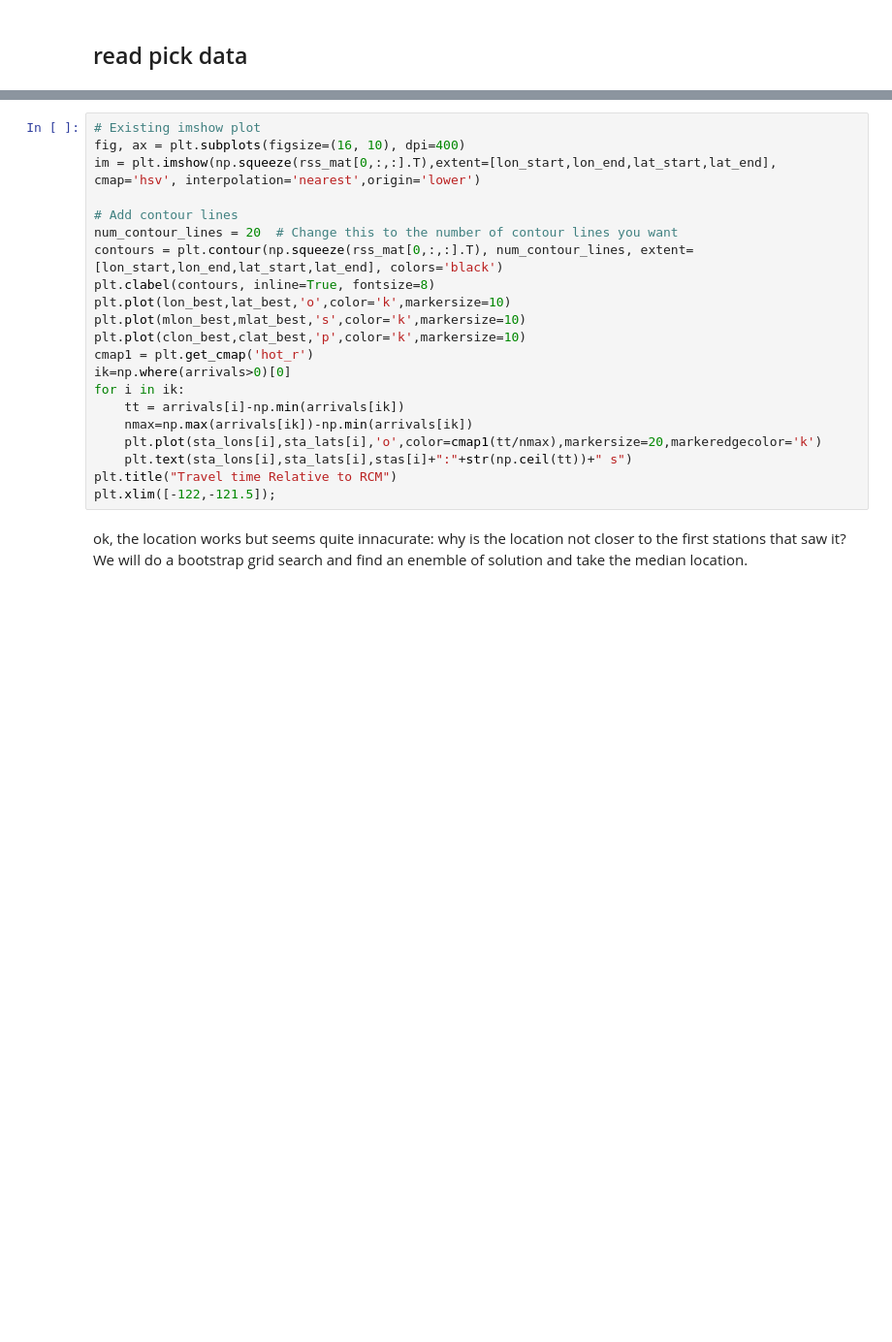
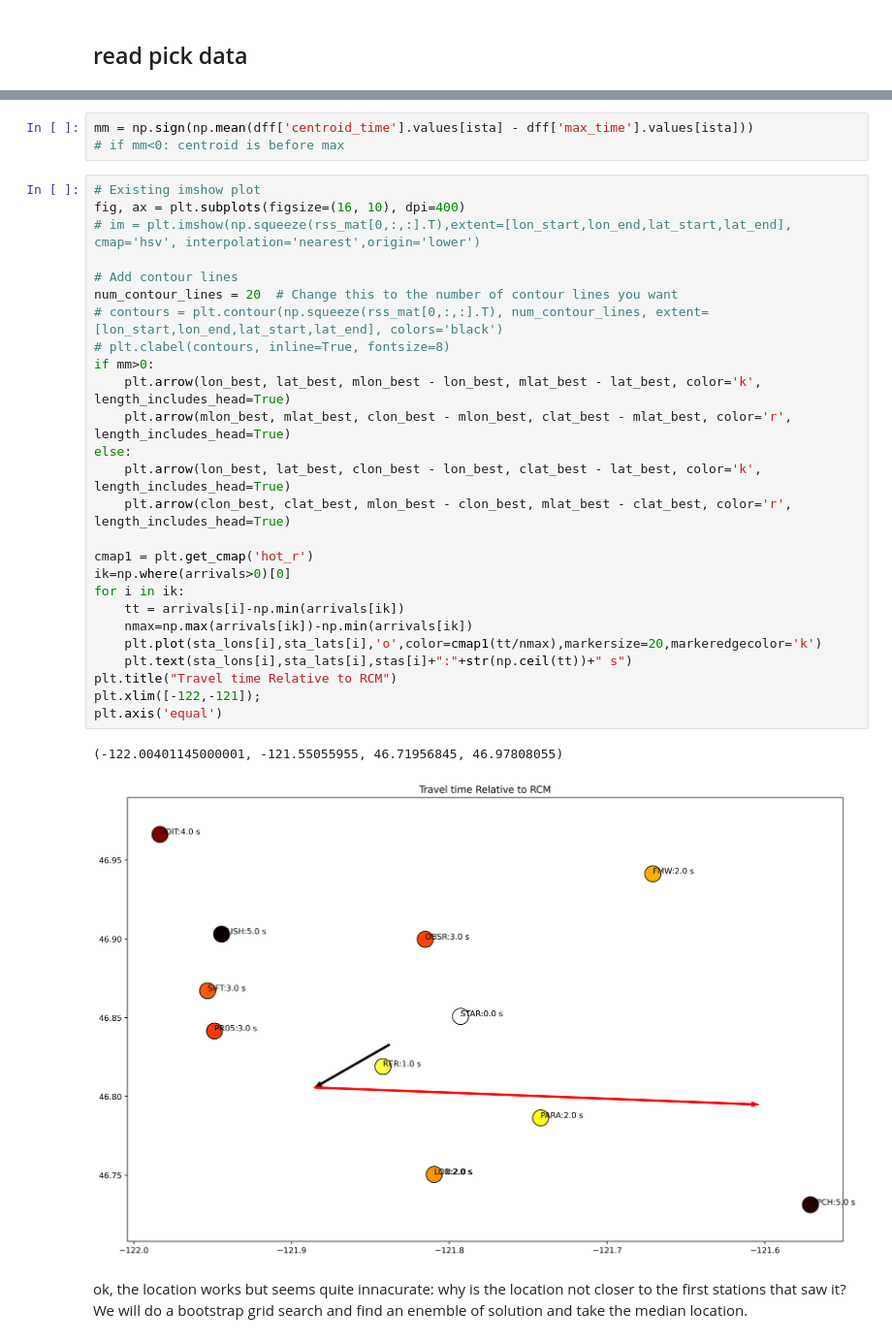
Before and after one commit to Denolle-Lab/surface_events, a Jupyter notebook: src/su_location_MORA.ipynb, the cells around one changed output, grey strips where cells are left out. Shown: that part at 97% size. Drawn from its saved outputs; the diff is of its cells as text; blank space fills up the shorter version.

```diff
--- a/src/su_location_MORA.ipynb
+++ b/src/su_location_MORA.ipynb
@@ -102,24 +130,35 @@ NameError: name 't_before' is not defined
+# %%
+mm = np.sign(np.mean(dff['centroid_time'].values[ista] - dff['max_time'].values[ista]))
+# if mm<0: centroid is before max
 # %%
 # Existing imshow plot
 fig, ax = plt.subplots(figsize=(16, 10), dpi=400)
-im = plt.imshow(np.squeeze(rss_mat[0,:,:].T),extent=[lon_start,lon_end,lat_start,lat_end], cmap='hsv', interpolation='nearest',origin='lower')
+# im = plt.imshow(np.squeeze(rss_mat[0,:,:].T),extent=[lon_start,lon_end,lat_start,lat_end], cmap='hsv', interpolation='nearest',origin='lower')
 
 # Add contour lines
 num_contour_lines = 20  # Change this to the number of contour lines you want
-contours = plt.contour(np.squeeze(rss_mat[0,:,:].T), num_contour_lines, extent=[lon_start,lon_end,lat_start,lat_end], colors='black')
-plt.clabel(contours, inline=True, fontsize=8)
-plt.plot(lon_best,lat_best,'o',color='k',markersize=10)
-plt.plot(mlon_best,mlat_best,'s',color='k',markersize=10)
-plt.plot(clon_best,clat_best,'p',color='k',markersize=10)
+# contours = plt.contour(np.squeeze(rss_mat[0,:,:].T), num_contour_lines, extent=[lon_start,lon_end,lat_start,lat_end], colors='black')
+# plt.clabel(contours, inline=True, fontsize=8)
+if mm>0:
+    plt.arrow(lon_best, lat_best, mlon_best - lon_best, mlat_best - lat_best, color='k', length_includes_head=True)
+    plt.arrow(mlon_best, mlat_best, clon_best - mlon_best, clat_best - mlat_best, color='r', length_includes_head=True)
+else:
+    plt.arrow(lon_best, lat_best, clon_best - lon_best, clat_best - lat_best, color='k', length_includes_head=True)
+    plt.arrow(clon_best, clat_best, mlon_best - clon_best, mlat_best - clat_best, color='r', length_includes_head=True)
+
 cmap1 = plt.get_cmap('hot_r')
 ik=np.where(arrivals>0)[0]
 for i in ik:
     tt = arrivals[i]-np.min(arrivals[ik])
     nmax=np.max(arrivals[ik])-np.min(arrivals[ik])
     plt.plot(sta_lons[i],sta_lats[i],'o',color=cmap1(tt/nmax),markersize=20,markeredgecolor='k')
     plt.text(sta_lons[i],sta_lats[i],stas[i]+":"+str(np.ceil(tt))+" s")
 plt.title("Travel time Relative to RCM")
-plt.xlim([-122,-121.5]);
+plt.xlim([-122,-121]);
+plt.axis('equal')
+# %% [output]
+(-122.00401145000001, -121.55055955, 46.71956845, 46.97808055)
+[figure, added]
 # %% [markdown]
 ok, the location works but seems quite innacurate: why is the location not closer to the first stations that saw it?
 We will do a bootstrap grid search and find an enemble of solution and take the median location.
```
Also changed, not shown: parts of 22 cells of this notebook, 3 other files.
